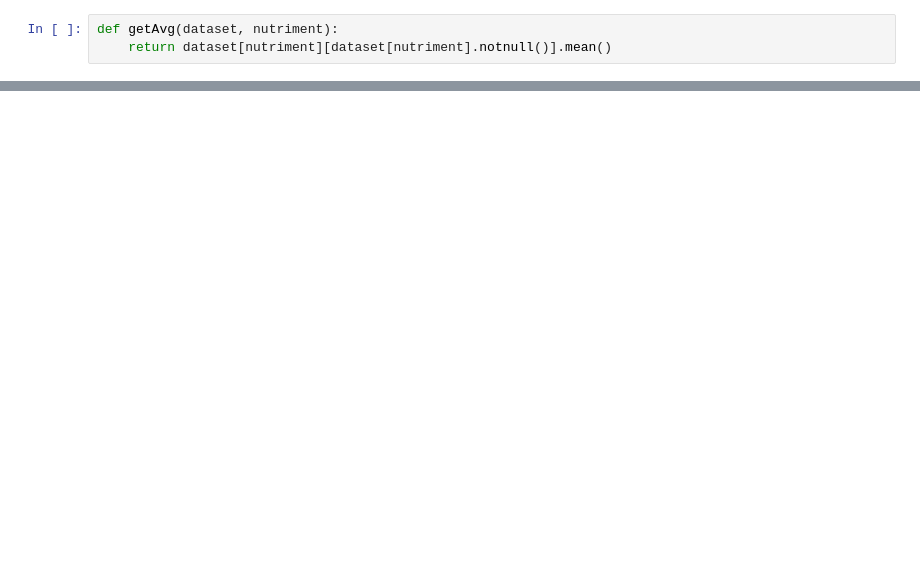
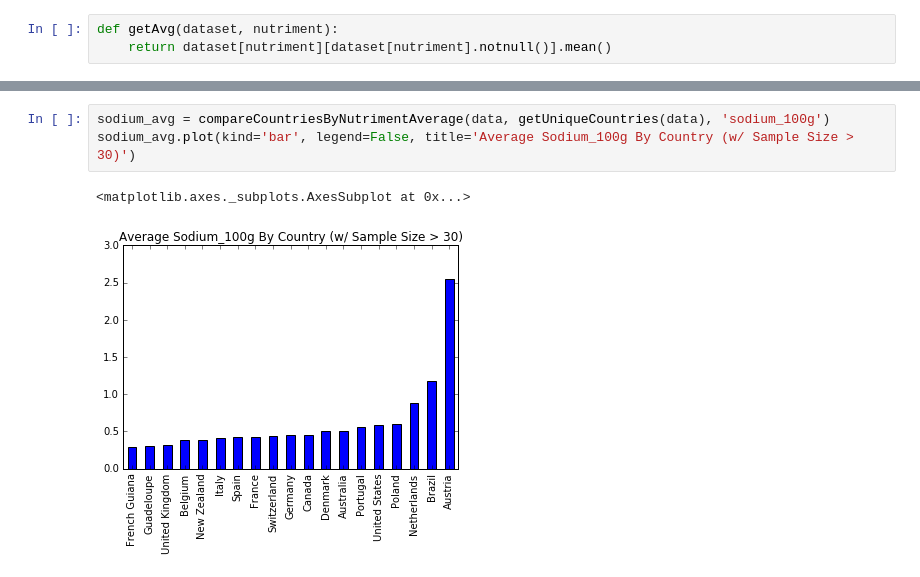
Before and after one commit to jaredvonhalle/CSC478WorldFoodFacts, a Jupyter notebook: USA.ipynb, the cells around one changed output, grey strips where cells are left out. Drawn from its saved outputs; the diff is of its cells as text; blank space fills up the shorter version.

```diff
--- a/USA.ipynb
+++ b/USA.ipynb
@@ -101,0 +86,6 @@ df.plot(kind='bar')
+# %%
+sodium_avg = compareCountriesByNutrimentAverage(data, getUniqueCountries(data), 'sodium_100g')
+sodium_avg.plot(kind='bar', legend=False, title='Average Sodium_100g By Country (w/ Sample Size > 30)')
+# %% [output]
+<matplotlib.axes._subplots.AxesSubplot at 0x...>
+[figure, added]
```
Also changed, not shown: parts of 12 cells of this notebook.
